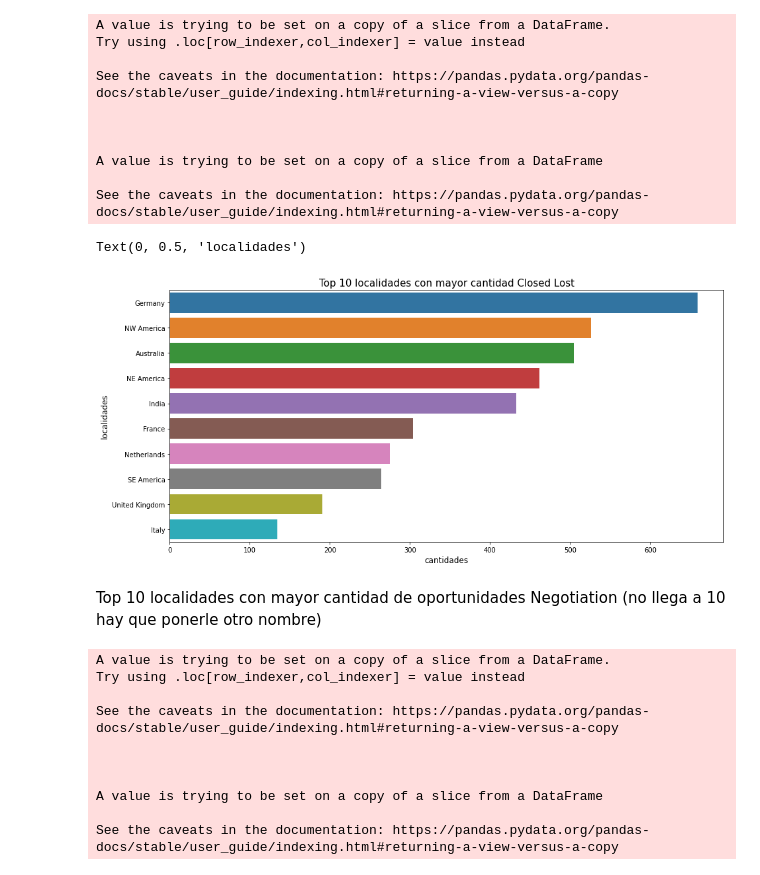
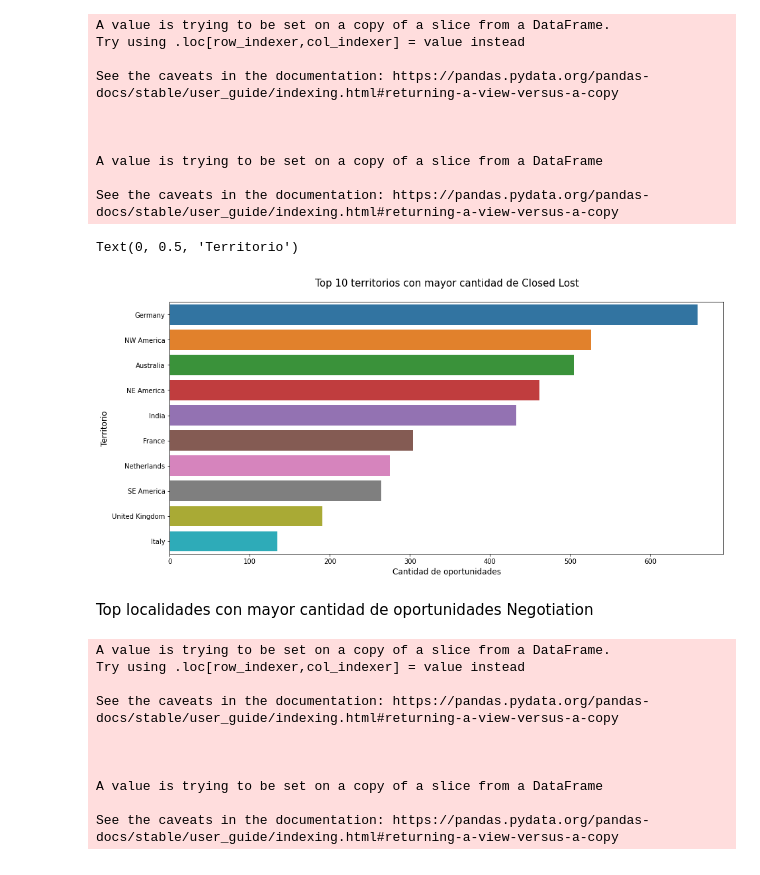
Before and after one commit to FernandoSinisi/Orga-Datos-2C-2020, a Jupyter notebook: TP1/Graficos.ipynb, the cells around one changed output. Drawn from its saved outputs; the diff is of its cells as text; code cells hidden in the pictures.

```diff
--- a/TP1/Graficos.ipynb
+++ b/TP1/Graficos.ipynb
@@ -172,15 +172,15 @@ See the caveats in the documentation: https://pandas.pydata.org/pandas-docs/stab
 # %%
 fig, ax = plt.subplots(figsize = (15, 7))
 g = sns.barplot(x=df_closed_lost['number_of_closed_lost'], \
                 y=df_closed_lost.Territory, orient='h',ax = ax,)
-g.set_title("Top 10 localidades con mayor cantidad Closed Lost", fontsize=15)
-g.set_xlabel("cantidades", fontsize=12)
-g.set_ylabel("localidades", fontsize=12)
+g.set_title("Top 10 territorios con mayor cantidad de Closed Lost\n", fontsize=15)
+g.set_xlabel("Cantidad de oportunidades", fontsize=12)
+g.set_ylabel("Territorio", fontsize=12)
 # %% [output]
-Text(0, 0.5, 'localidades')
+Text(0, 0.5, 'Territorio')
-[figure, old version]
+[figure, new version]
 # %% [markdown]
-Top 10 localidades con mayor cantidad de oportunidades Negotiation (no llega a 10 hay que ponerle otro nombre)
+Top localidades con mayor cantidad de oportunidades Negotiation
 # %%
 df_negotiation = df[df['Stage'] == 'Negotiation']
 df_negotiation["Territory"] = df_negotiation.apply(drop_none, axis=1)
```
Also changed, not shown: parts of 10 cells of this notebook.
